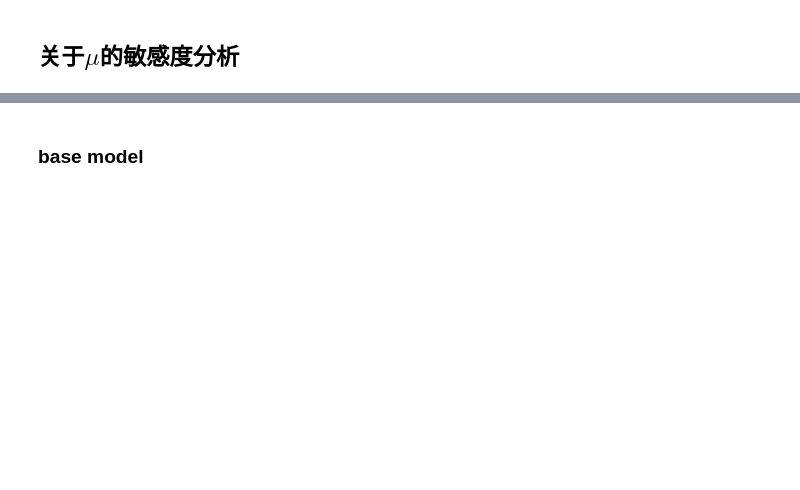
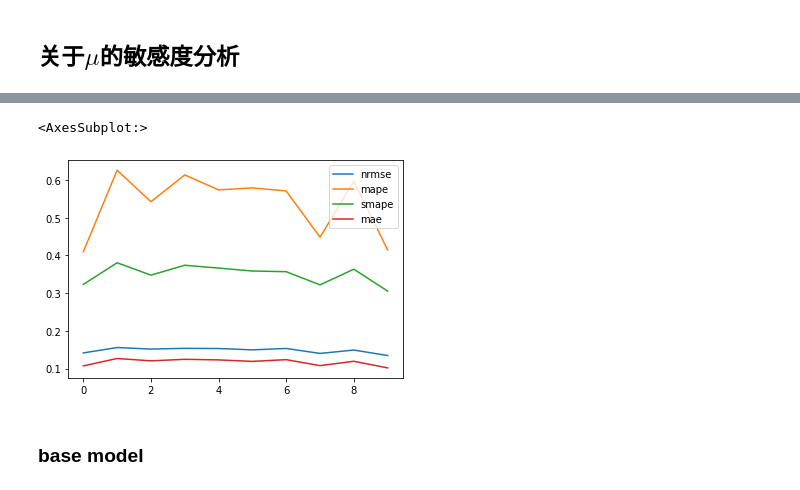
Before and after one commit to khzhang2/BDA_traffic, a Jupyter notebook: sensitivity analysis.ipynb, the cells around one changed output, grey strips where cells are left out. Saved outputs shown, nothing was run; the diff lists cells and outputs as text; code cells hidden in the pictures; blank space fills up the shorter version.

```diff
--- a/sensitivity analysis.ipynb
+++ b/sensitivity analysis.ipynb
@@ -73,3 +87,8 @@ def plot_pre(t_pre):
+# %%
+plot_pre(7)[['nrmse', 'mape', 'smape', 'mae']].plot()
+# %% [output]
+<AxesSubplot:>
+[figure, added]
 # %%
 min_loss_df = pd.DataFrame([], columns=['nrmse', 'mape', 'smape', 'mae'])
 
```
Also changed, not shown: parts of 26 cells of this notebook.
